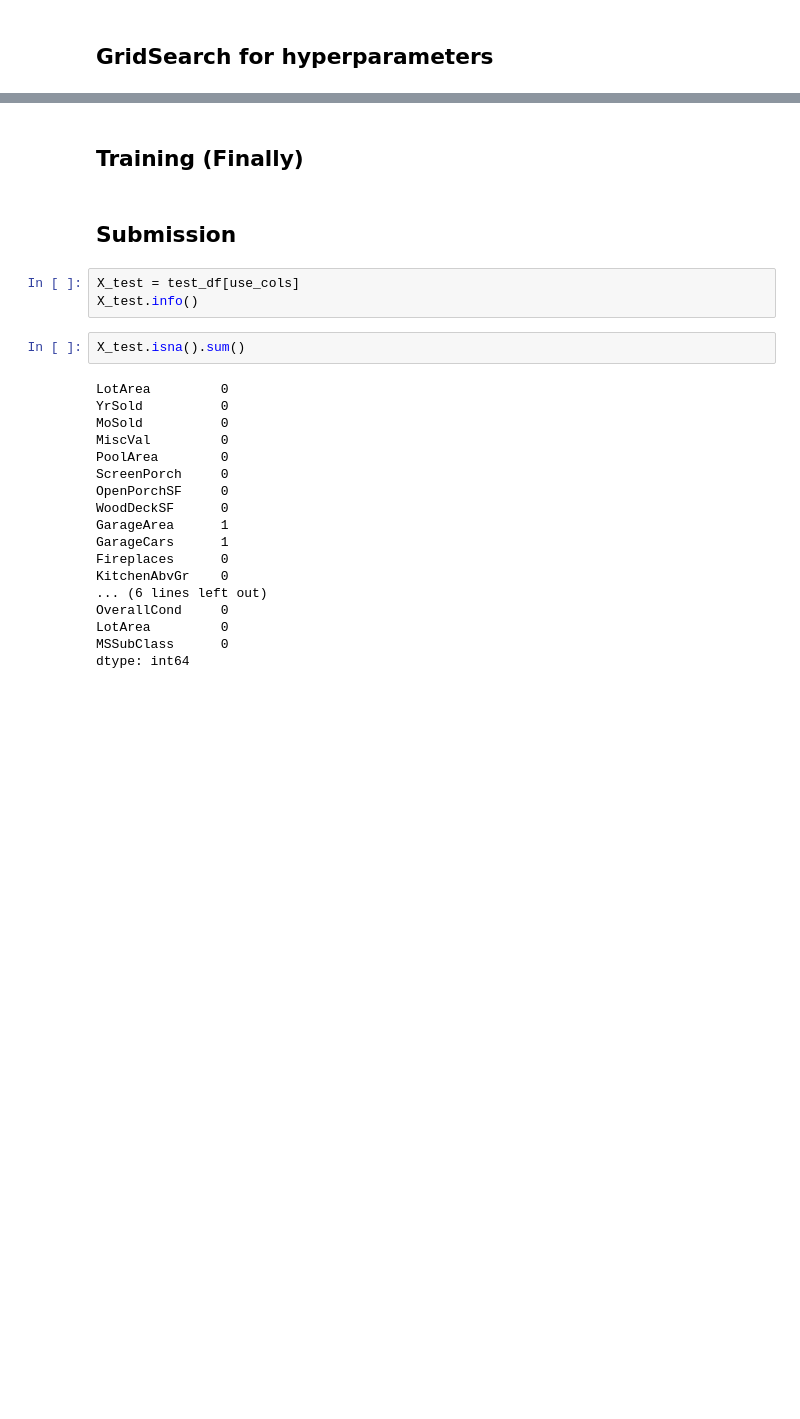
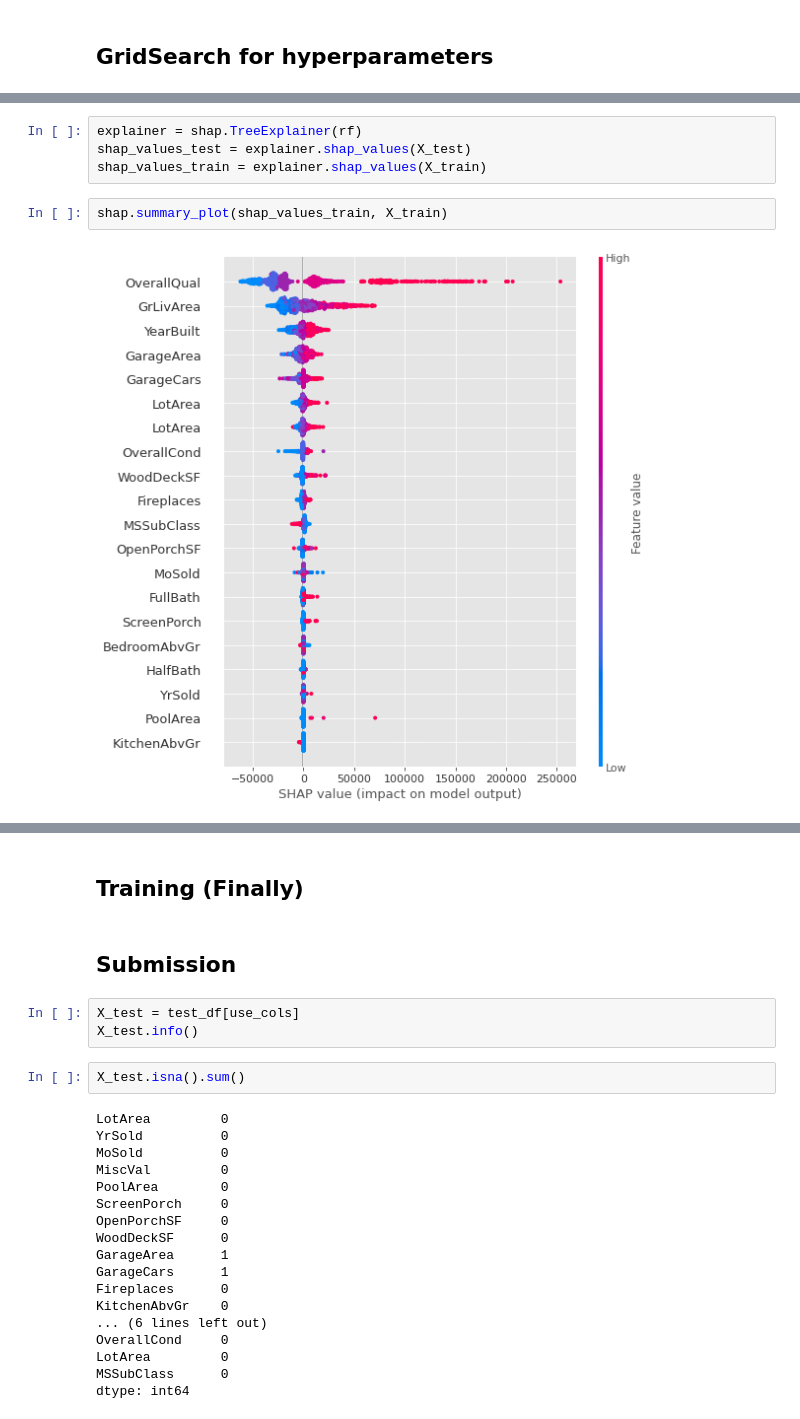
Before and after one commit to tutss/kaggle, a Jupyter notebook: knowledge/house-prices.ipynb, the cells around one changed output, grey strips where cells are left out. Cells and saved outputs as stored; diff of their text form; blank space fills up the shorter version.

```diff
--- a/knowledge/house-prices.ipynb
+++ b/knowledge/house-prices.ipynb
@@ -247,0 +316,8 @@ array([29000.72237288, 37062.86431006, 34800.62988878, 26598.79853486,
+# %%
+explainer = shap.TreeExplainer(rf)
+shap_values_test = explainer.shap_values(X_test)
+shap_values_train = explainer.shap_values(X_train)
+# %%
+shap.summary_plot(shap_values_train, X_train)
+# %% [output]
+[figure, added]
```
Also changed, not shown: parts of 22 cells of this notebook.
